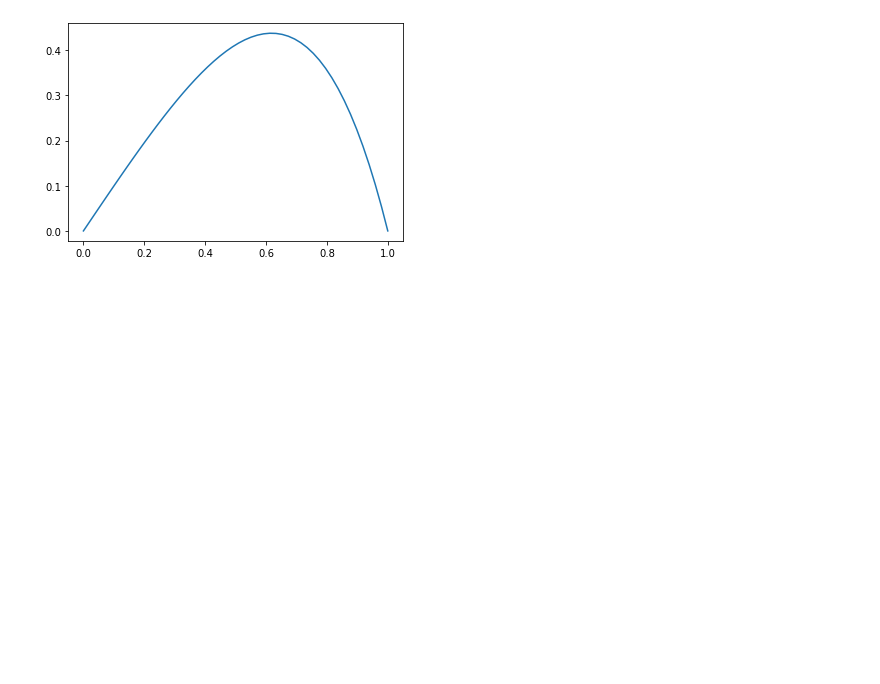
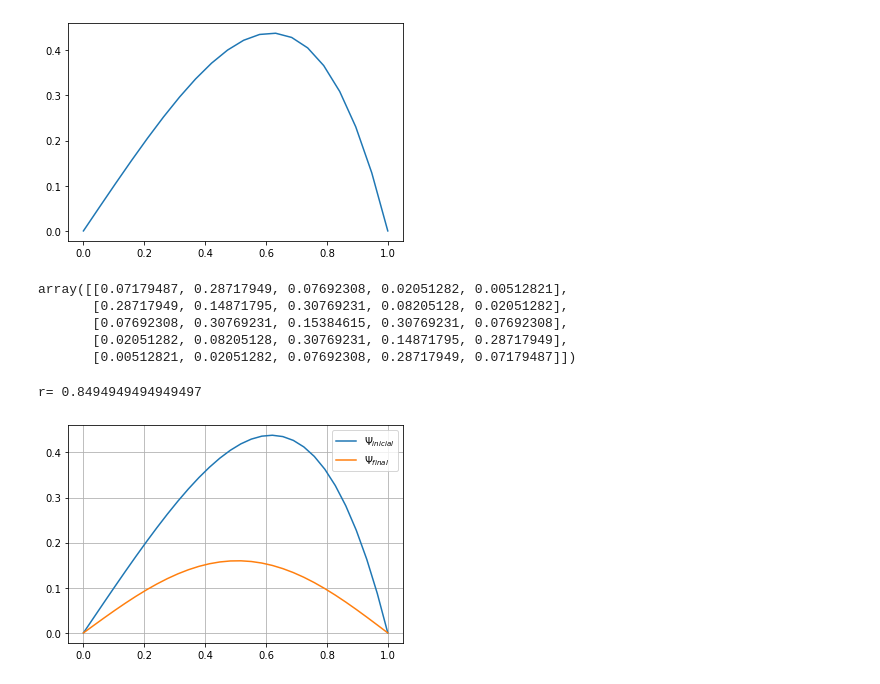
Before and after one commit to richmf/FisComp_borrador, a Jupyter notebook: Ec de calor 1D.ipynb, the cells around one changed output. Saved outputs shown, nothing was run; the diff lists cells and outputs as text; code cells hidden in the pictures; blank space fills up the shorter version.

```diff
--- a/Ec de calor 1D.ipynb
+++ b/Ec de calor 1D.ipynb
@@ -23,9 +23,57 @@ r & 2(1-r) & r & 0 & \dots & 0 \\
 \end{array} \right)
 $$
 # %%
-x = linspace(0,1,50)
+x = linspace(0,1,20)
 psi_ini = x*(1-x)*exp(x)
 plot(x,psi_ini)
 show()
 # %% [output]
 [figure]
+# %%
+def Mat_AiB(dim,r):
+    # dim no considera los puntos a la frontera
+    A , B = zeros((dim,dim)) , zeros((dim,dim))
+    # diagonales centrales
+    for i in range(dim):
+        A[i,i] = 2*(1+r)
+        B[i,i] = 2*(1-r)
+    # diagonales superior e inferior
+    for i in range(dim-1):
+        A[i,i+1] = -r
+        A[i+1,i] = -r
+        B[i,i+1] = r
+        B[i+1,i] = r
+    Ai = inv(A)
+    return dot(Ai,B)
+# %%
+Mat_AiB(5,1)
+# %% [output]
+array([[0.07179487, 0.28717949, 0.07692308, 0.02051282, 0.00512821],
+       [0.28717949, 0.14871795, 0.30769231, 0.08205128, 0.02051282],
+       [0.07692308, 0.30769231, 0.15384615, 0.30769231, 0.07692308],
+       [0.02051282, 0.08205128, 0.30769231, 0.14871795, 0.28717949],
+       [0.00512821, 0.02051282, 0.07692308, 0.28717949, 0.07179487]])
+# %%
+def CR(psi_ini,x,t,D):
+    dx , dt = x[1]-x[0] , t[1]-t[0]
+    r = (D*dt)/(dx**2)
+    print('r=',r)
+    E = Mat_AiB(len(x)-2,r)
+    psi_in = psi_ini[1:-1]
+    for i in range(len(t)):
+        psi_in = dot(E,psi_in)
+    psi_ini[1:-1] = psi_in
+    return psi_ini
+# %%
+t = linspace(0,1,100)
+x = linspace(0,1,30)
+psi_inicial = x*(1-x)*exp(x)
+plot(x,psi_inicial,label=r'$\Psi_{inicial}$')
+psi_final = CR(psi_inicial,x,t,0.1)
+
+plot(x,psi_final,label=r'$\Psi_{final}$')
+legend(),grid()
+show()
+# %% [output]
+r= 0.8494949494949497
+[figure, added]
```
Also changed, not shown: parts of 1 cell of this notebook.
